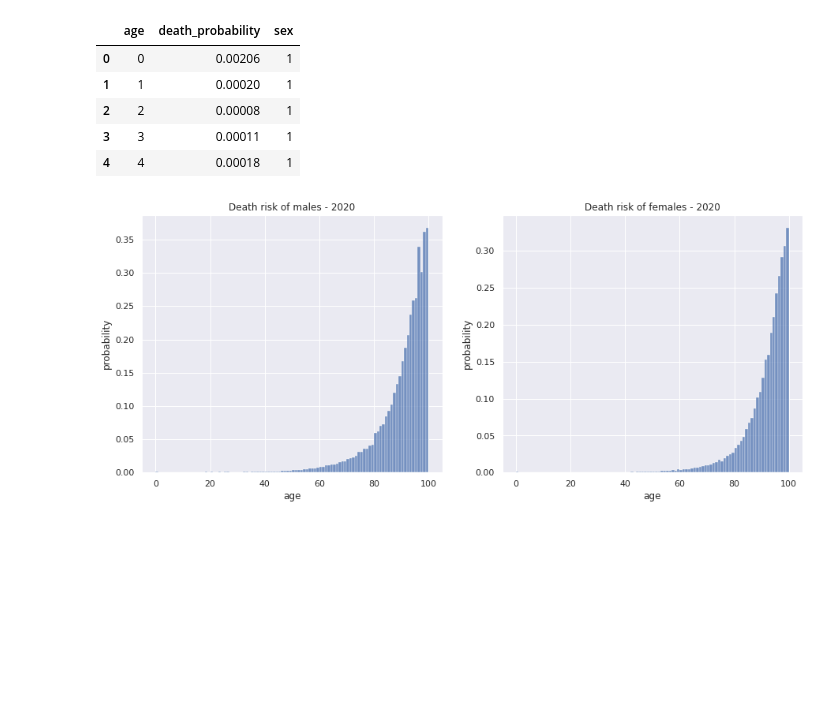
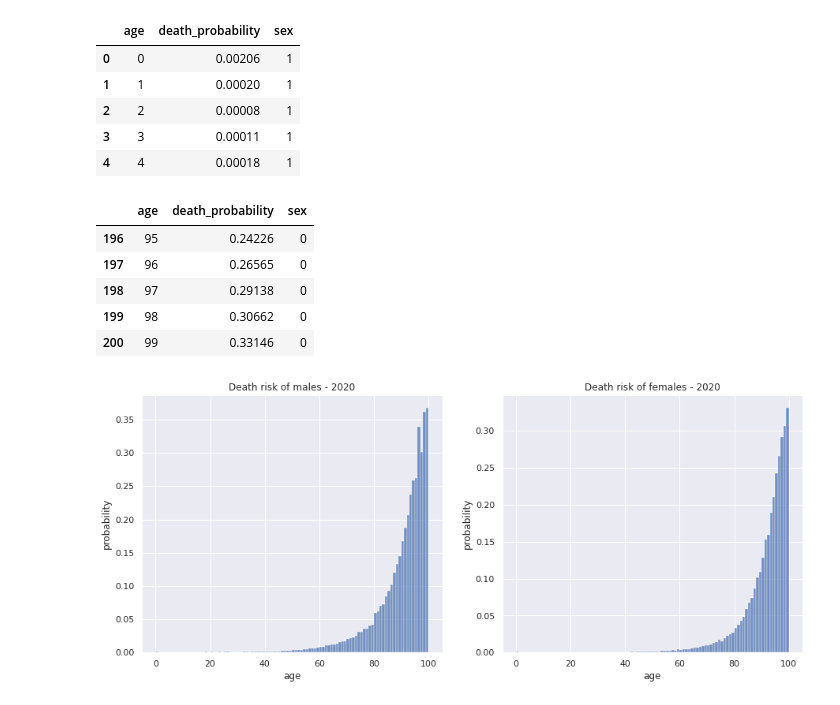
Before and after one commit to skupsala/population-simulation, a Jupyter notebook: notebooks/simulation.ipynb, the cells around one changed output. Drawn from its saved outputs; the diff is of its cells as text; code cells hidden in the pictures; blank space fills up the shorter version.

```diff
--- a/notebooks/simulation.ipynb
+++ b/notebooks/simulation.ipynb
@@ -286,6 +310,16 @@ stats_death_risk_df.head()
 | 2 | 2 | 0.00008 | 1 |
 | 3 | 3 | 0.00011 | 1 |
 | 4 | 4 | 0.00018 | 1 |
+# %%
+ml = stats_death_risk_df[stats_death_risk_df['sex'] == 0]
+ml.tail()
+# %% [output]
+|  | age | death_probability | sex |
+| 196 | 95 | 0.24226 | 0 |
+| 197 | 96 | 0.26565 | 0 |
+| 198 | 97 | 0.29138 | 0 |
+| 199 | 98 | 0.30662 | 0 |
+| 200 | 99 | 0.33146 | 0 |
 # %%
 def plot_risk_of_death_distributions_by_sex(df):
     fig, ax = plt.subplots(1, 2, figsize=Cfg.A4_DIMS)
```
Also changed, not shown: parts of 12 cells of this notebook, 1 other file.
